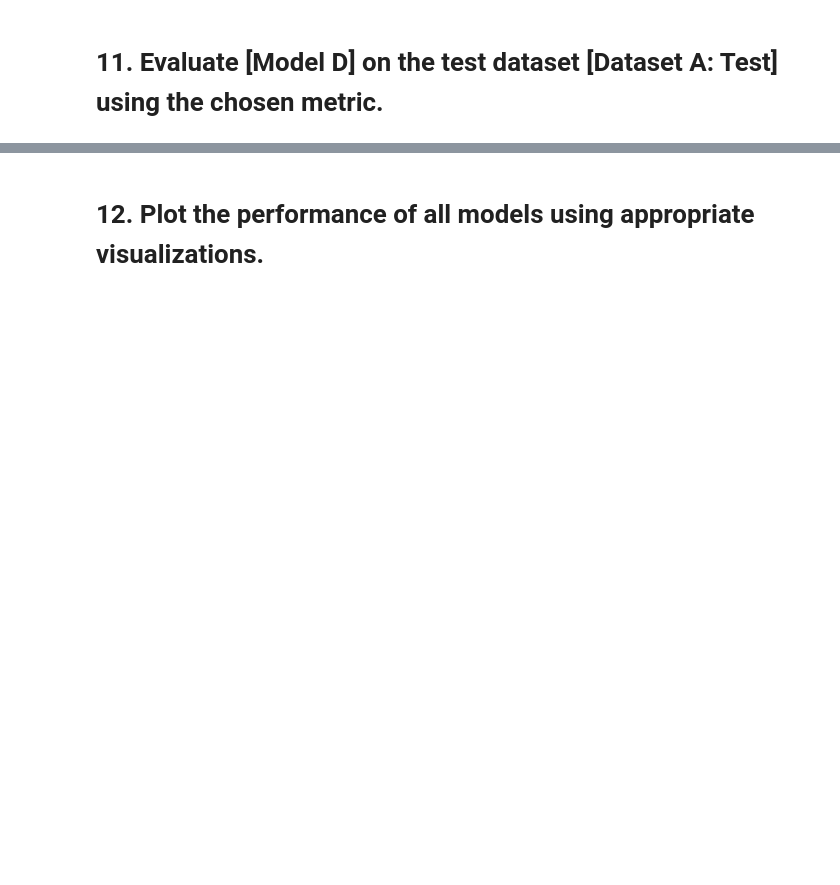
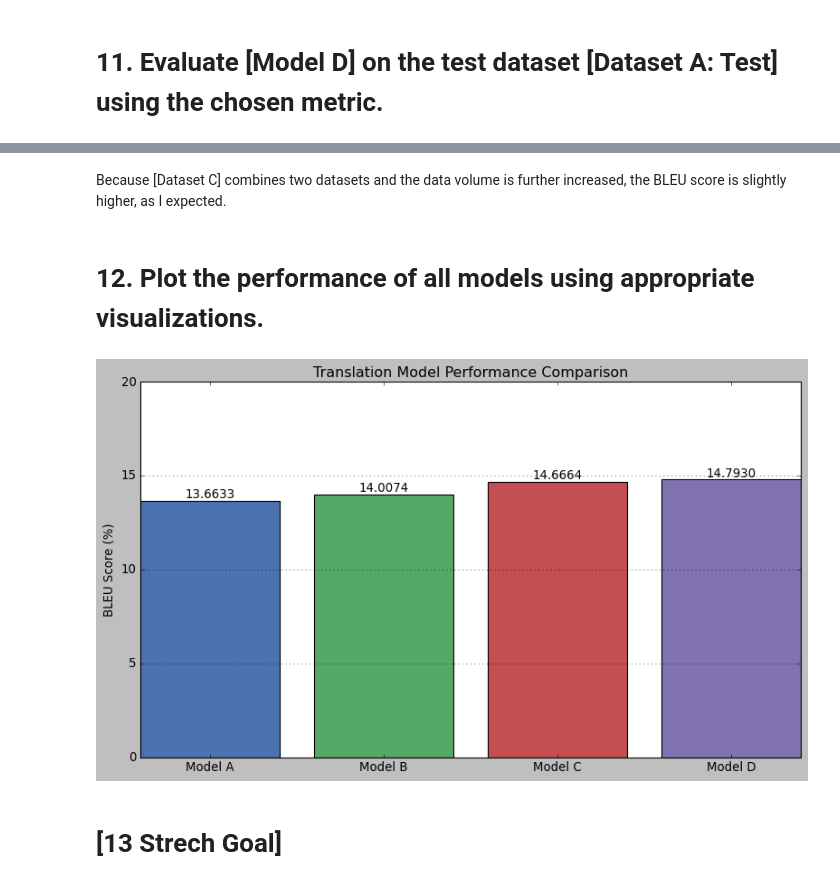
Before and after one commit to fangyujiang/MyGenAI, a Jupyter notebook: Task1/GenAI_Portfolio_Task1.ipynb, the cells around one changed output, grey strips where cells are left out. Drawn from its saved outputs; the diff is of its cells as text; code cells hidden in the pictures; blank space fills up the shorter version.

```diff
--- a/Task1/GenAI_Portfolio_Task1.ipynb
+++ b/Task1/GenAI_Portfolio_Task1.ipynb
@@ -736,2 +1133,42 @@ print(tokenizer.decode(tokenized_dataset_a_train[-1]['labels']))
+# %% [markdown]
+Because [Dataset C] combines two datasets and the data volume is further increased, the BLEU score is slightly higher, as I expected.
 # %% [markdown]
 # 12. Plot the performance of all models using appropriate visualizations.
+# %%
+# Sorry, time is limited and I don’t have time to re-run the BLEU scores of the four models.
+# I just hard-coded the scores recorded in the previous outputs of code cells into this.
+bleu_scores = {
+    'Model A': 13.663278694716134, # from Section 3.3
+    'Model B': 14.00744743895432,  # from Section 5.2
+    'Model C': 14.666397526483813, # from Section 8.2
+    'Model D': 14.793036844558898  # from Section 11.2
+}
+
+plt.style.use('classic')
+plt.figure(figsize=(10, 6))
+
+models = list(bleu_scores.keys())
+scores = list(bleu_scores.values())
+
+bars = plt.bar(models, scores, color=['#4C72B0', '#55A868', '#C44E52', '#8172B2'])
+
+for bar in bars:
+    height = bar.get_height()
+    plt.text(bar.get_x() + bar.get_width()/2., height,
+             f'{height:.4f}',
+             ha='center', va='bottom',
+             fontsize=12)
+
+plt.ylim(0, 20)
+plt.ylabel('BLEU Score (%)', fontsize=12)
+plt.title('Translation Model Performance Comparison')
+plt.grid(axis='y')
+
+plt.tight_layout()
+
+plt.savefig('bleu_comparison.png')
+plt.show()
+# %% [output]
+[figure, added]
+# %% [markdown]
+# [13 Strech Goal]
```
Also changed, not shown: parts of 59 cells of this notebook, 20 other files.
